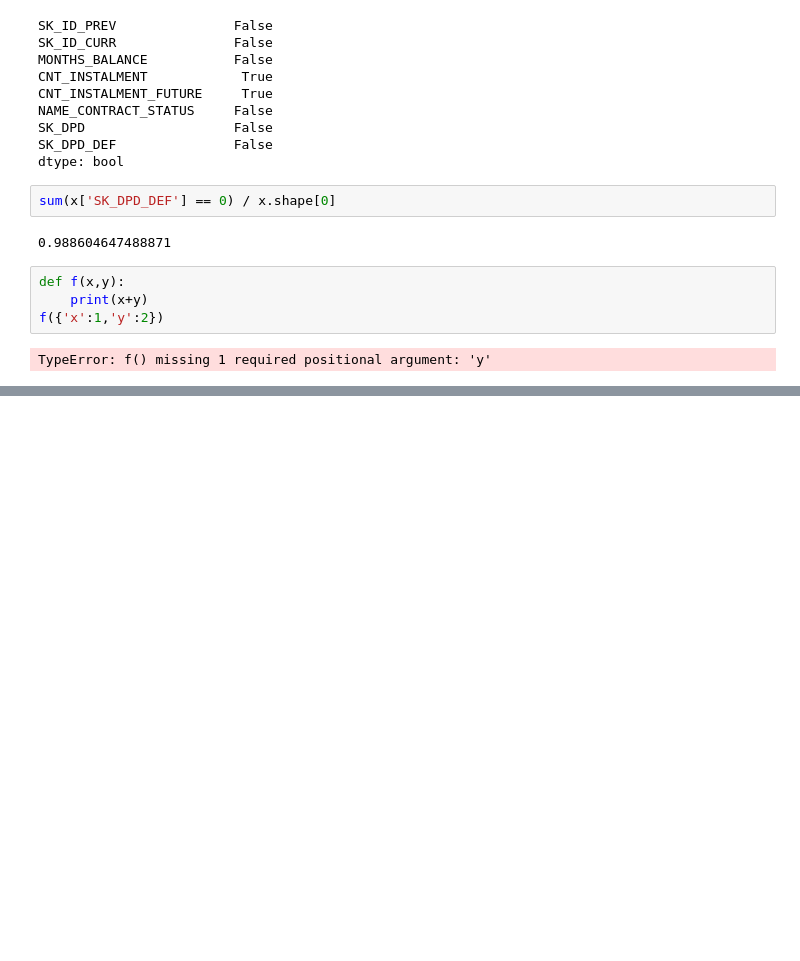
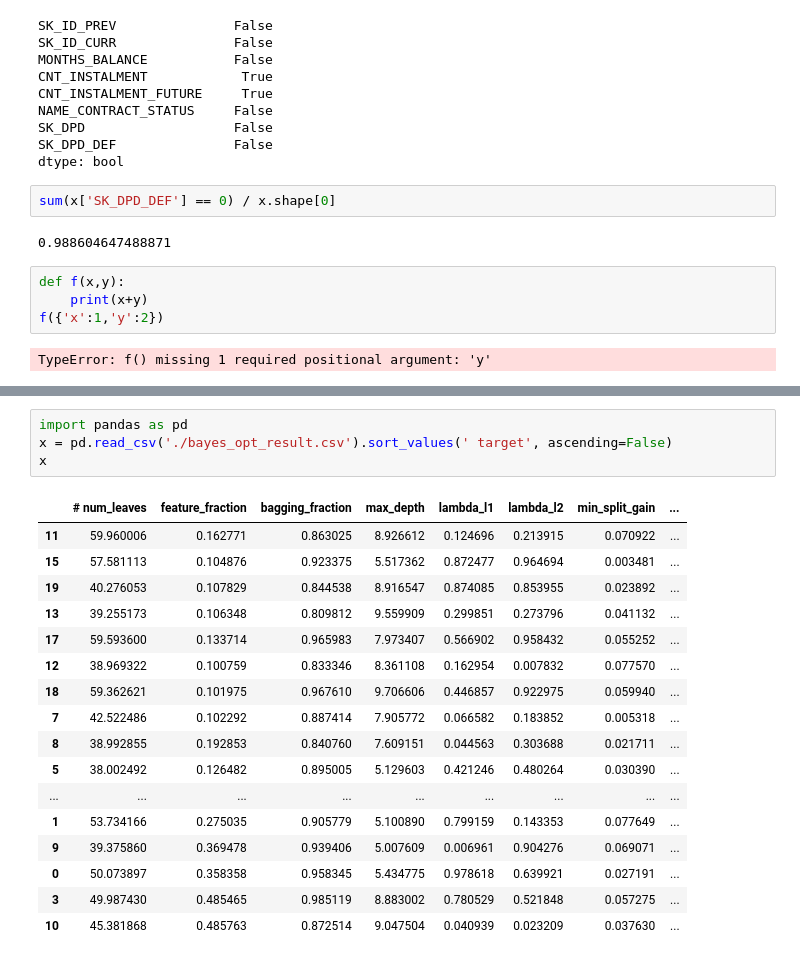
Before and after one commit to wluo-personal/AlphaBoosting, a Jupyter notebook: home_credit/haoyan/test.ipynb, the cells around one changed output, grey strips where cells are left out. Cells and saved outputs as stored; diff of their text form; blank space fills up the shorter version.

```diff
--- a/home_credit/haoyan/test.ipynb
+++ b/home_credit/haoyan/test.ipynb
@@ -390,0 +297,22 @@ TypeError: f() missing 1 required positional argument: 'y'
+# %%
+import pandas as pd
+x = pd.read_csv('./bayes_opt_result.csv').sort_values(' target', ascending=False)
+x
+# %% [output]
+|  | # num_leaves | feature_fraction | bagging_fraction | max_depth | lambda_l1 | lambda_l2 | min_split_gain | ... |
+| 11 | 59.960006 | 0.162771 | 0.863025 | 8.926612 | 0.124696 | 0.213915 | 0.070922 | ... |
+| 15 | 57.581113 | 0.104876 | 0.923375 | 5.517362 | 0.872477 | 0.964694 | 0.003481 | ... |
+| 19 | 40.276053 | 0.107829 | 0.844538 | 8.916547 | 0.874085 | 0.853955 | 0.023892 | ... |
+| 13 | 39.255173 | 0.106348 | 0.809812 | 9.559909 | 0.299851 | 0.273796 | 0.041132 | ... |
+| 17 | 59.593600 | 0.133714 | 0.965983 | 7.973407 | 0.566902 | 0.958432 | 0.055252 | ... |
+| 12 | 38.969322 | 0.100759 | 0.833346 | 8.361108 | 0.162954 | 0.007832 | 0.077570 | ... |
+| 18 | 59.362621 | 0.101975 | 0.967610 | 9.706606 | 0.446857 | 0.922975 | 0.059940 | ... |
+| 7 | 42.522486 | 0.102292 | 0.887414 | 7.905772 | 0.066582 | 0.183852 | 0.005318 | ... |
+| 8 | 38.992855 | 0.192853 | 0.840760 | 7.609151 | 0.044563 | 0.303688 | 0.021711 | ... |
+| 5 | 38.002492 | 0.126482 | 0.895005 | 5.129603 | 0.421246 | 0.480264 | 0.030390 | ... |
+| ... | ... | ... | ... | ... | ... | ... | ... | ... |
+| 1 | 53.734166 | 0.275035 | 0.905779 | 5.100890 | 0.799159 | 0.143353 | 0.077649 | ... |
+| 9 | 39.375860 | 0.369478 | 0.939406 | 5.007609 | 0.006961 | 0.904276 | 0.069071 | ... |
+| 0 | 50.073897 | 0.358358 | 0.958345 | 5.434775 | 0.978618 | 0.639921 | 0.027191 | ... |
+| 3 | 49.987430 | 0.485465 | 0.985119 | 8.883002 | 0.780529 | 0.521848 | 0.057275 | ... |
+| 10 | 45.381868 | 0.485763 | 0.872514 | 9.047504 | 0.040939 | 0.023209 | 0.037630 | ... |
```
Also changed, not shown: parts of 11 cells of this notebook, 3 other files.
